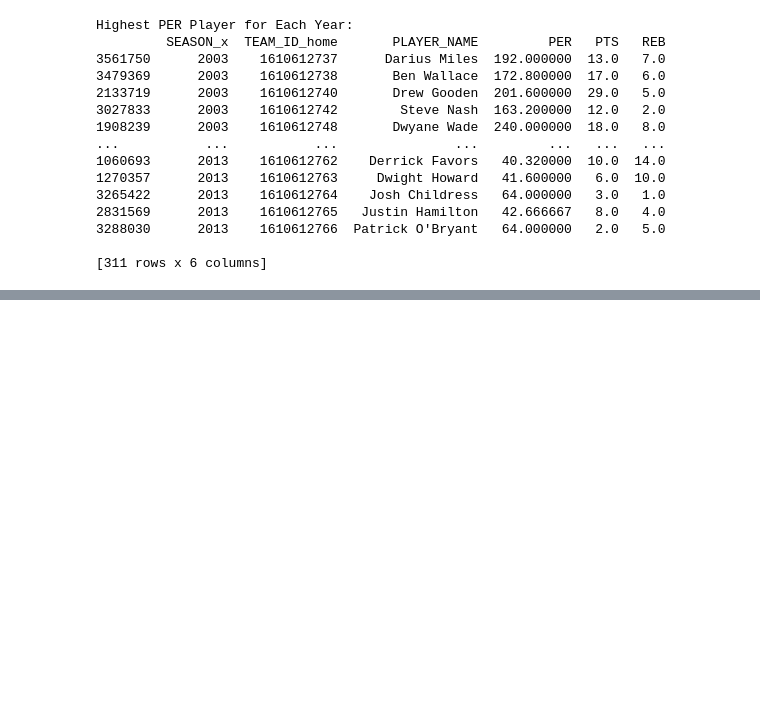
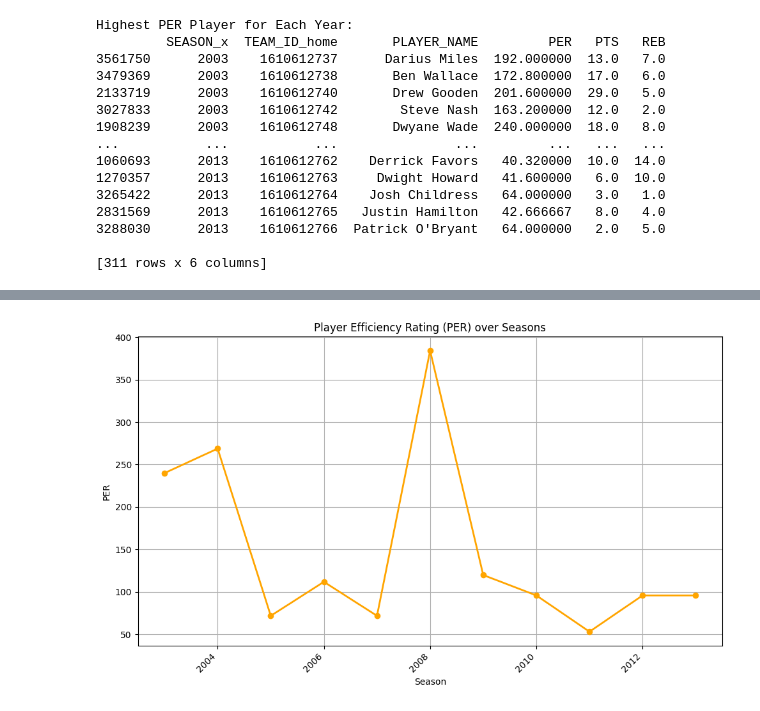
Before and after one commit to Samikshaburkul/Predicting_NBA_Game_Outcomes, a Jupyter notebook: EDA_PER.ipynb, the cells around one changed output, grey strips where cells are left out. Drawn from its saved outputs; the diff is of its cells as text; code cells hidden in the pictures; blank space fills up the shorter version.

```diff
--- a/EDA_PER.ipynb
+++ b/EDA_PER.ipynb
@@ -153,0 +232,15 @@ a=most_efficient_players.to_csv('/content/sample_data/most_efficient_players.csv
+# %%
+import matplotlib.pyplot as plt
+
+plt.figure(figsize=(10, 6))
+plt.plot(subset_highest_per_players['SEASON_x'], subset_highest_per_players['PER'], marker='o', color='orange', linestyle='-', linewidth=2)
+plt.xlabel('Season')
+plt.ylabel('PER')
+plt.title('Player Efficiency Rating (PER) over Seasons')
+plt.xticks(rotation=45, ha='right')
+plt.grid(True)
+plt.tight_layout()
+
+plt.show()
+# %% [output]
+[figure, added]
```
Also changed, not shown: parts of 8 cells of this notebook.
